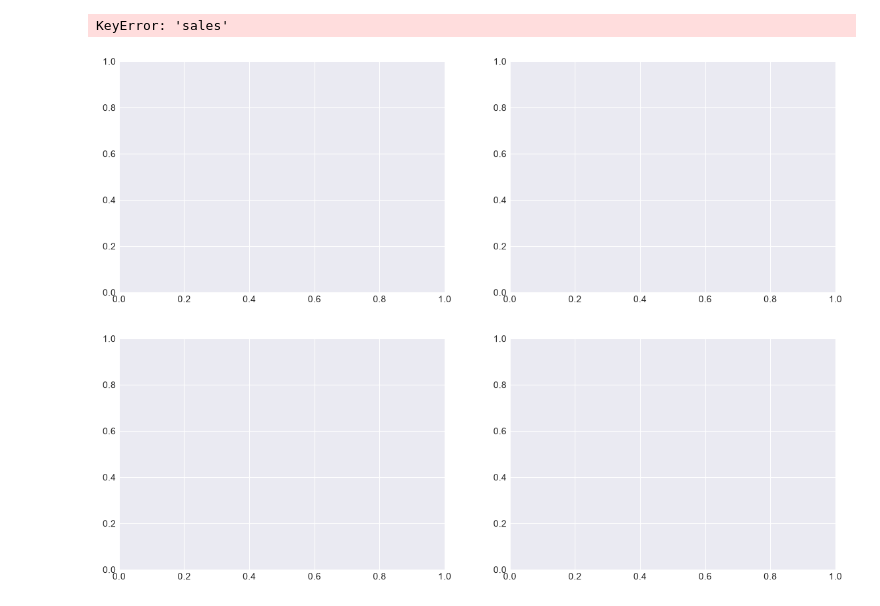
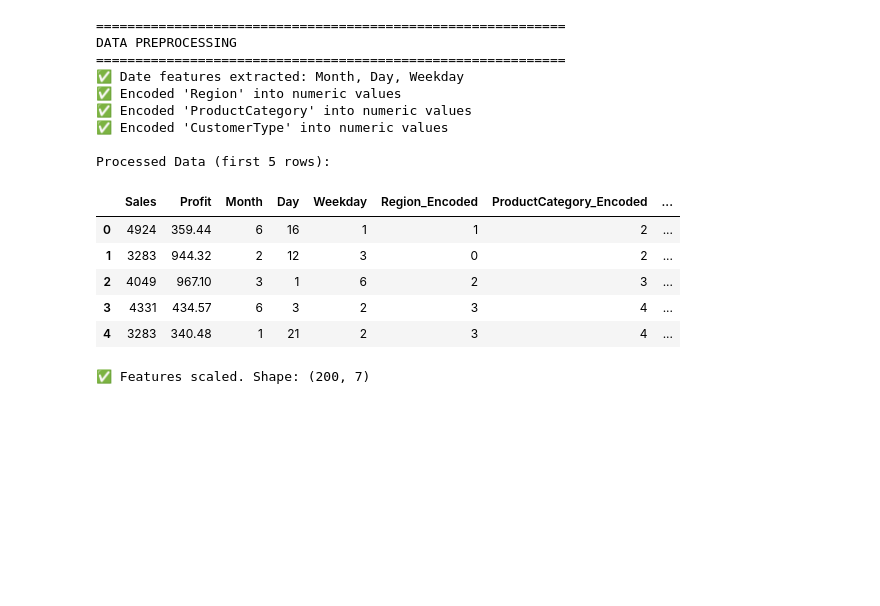
Before and after one commit to eria-k/KiraboEria, a Jupyter notebook: classification_assignment.ipynb, the cells around one changed output. Cells and saved outputs as stored; diff of their text form; code cells hidden in the pictures; blank space fills up the shorter version.

```diff
--- a/classification_assignment.ipynb
+++ b/classification_assignment.ipynb
@@ -71,11 +127,73 @@ df.describe()
 # %%
-# Data visualization
-# set up plotting style
-plt.style.use('seaborn-v0_8-darkgrid')
-fig, axes = plt.subplots(2,2, figsize=(14, 10))
-#plot distribution of sales
-sns.histplot(df['Sales'], bins=30, kde=True, ax=axes[0,0])
-axes[0,0].set_title('Distribution of Sales')
+# ============================================================
+# STEP 3: Data Preprocessing
+# ============================================================
+
+print("\n" + "="*60)
+print("DATA PREPROCESSING")
+print("="*60)
+
+# Create a copy of the original dataframe
+df_processed = df.copy()
+
+# Convert Date to datetime
+df_processed['Date'] = pd.to_datetime(df_processed['Date'])
+
+# Extract date features
+df_processed['Month'] = df_processed['Date'].dt.month
+df_processed['Day'] = df_processed['Date'].dt.day
+df_processed['Weekday'] = df_processed['Date'].dt.weekday
+
+print("✅ Date features extracted: Month, Day, Weekday")
+
+# Encode categorical variables
+from sklearn.preprocessing import LabelEncoder
+
+label_encoders = {}
+categorical_columns = ['Region', 'ProductCategory', 'CustomerType']
+
+for col in categorical_columns:
+    le = LabelEncoder()
+    df_processed[col + '_Encoded'] = le.fit_transform(df_processed[col])
+    label_encoders[col] = le
+    print(f"✅ Encoded '{col}' into numeric values")
+
+# Drop original columns
+df_processed.drop(['TransactionID', 'Date', 'Region', 'ProductCategory', 'CustomerType'], axis=1, inplace=True)
+
+print("\nProcessed Data (first 5 rows):")
+df_processed.head()
 # %% [output]
-KeyError: 'sales'
+============================================================
+DATA PREPROCESSING
+============================================================
+✅ Date features extracted: Month, Day, Weekday
+✅ Encoded 'Region' into numeric values
+✅ Encoded 'ProductCategory' into numeric values
+✅ Encoded 'CustomerType' into numeric values
+
+Processed Data (first 5 rows):
-[figure, removed]
+|  | Sales | Profit | Month | Day | Weekday | Region_Encoded | ProductCategory_Encoded | ... |
+| 0 | 4924 | 359.44 | 6 | 16 | 1 | 1 | 2 | ... |
+| 1 | 3283 | 944.32 | 2 | 12 | 3 | 0 | 2 | ... |
+| 2 | 4049 | 967.10 | 3 | 1 | 6 | 2 | 3 | ... |
+| 3 | 4331 | 434.57 | 6 | 3 | 2 | 3 | 4 | ... |
+| 4 | 3283 | 340.48 | 1 | 21 | 2 | 3 | 4 | ... |
+# %%
+# ============================================================
+# STEP 4: Feature Scaling (for Logistic Regression)
+# ============================================================
+
+# We'll scale features for Logistic Regression only
+scaler = StandardScaler()
+
+# Separate features and target
+X = df_processed.drop('CustomerType_Encoded', axis=1)
+y = df_processed['CustomerType_Encoded']
+
+# Scale features
+X_scaled = scaler.fit_transform(X)
+
+print(f"✅ Features scaled. Shape: {X_scaled.shape}")
+# %% [output]
+✅ Features scaled. Shape: (200, 7)
```
Also changed, not shown: parts of 13 cells of this notebook, 1 other file.
